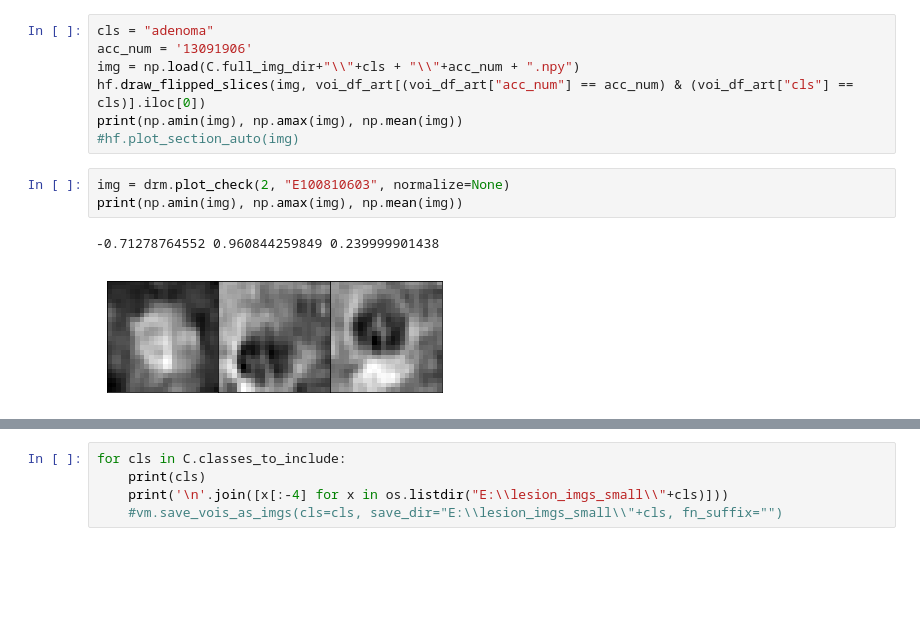
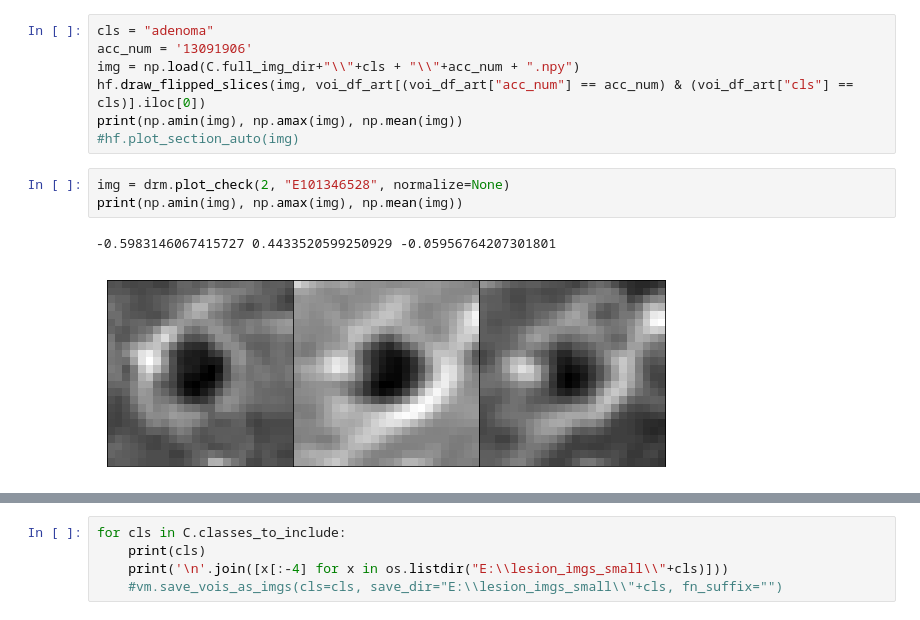
Before and after one commit to clintonjwang/voi-classifier, a Jupyter notebook: python/data-retriever.ipynb, the cells around one changed output, grey strips where cells are left out. Drawn from its saved outputs; the diff is of its cells as text; blank space fills up the shorter version.

```diff
--- a/python/data-retriever.ipynb
+++ b/python/data-retriever.ipynb
@@ -152,8 +152,8 @@ hf.draw_flipped_slices(img, voi_df_art[(voi_df_art["acc_num"] == acc_num) & (voi
 print(np.amin(img), np.amax(img), np.mean(img))
 #hf.plot_section_auto(img)
 # %%
-img = drm.plot_check(2, "E100810603", normalize=None)
+img = drm.plot_check(2, "E101346528", normalize=None)
 print(np.amin(img), np.amax(img), np.mean(img))
 # %% [output]
--0.71278764552 0.960844259849 0.239999901438
+-0.5983146067415727 0.4433520599250929 -0.05956764207301801
-[figure, old version]
+[figure, new version]
```
Also changed, not shown: parts of 4 cells of this notebook, 2 other files.
